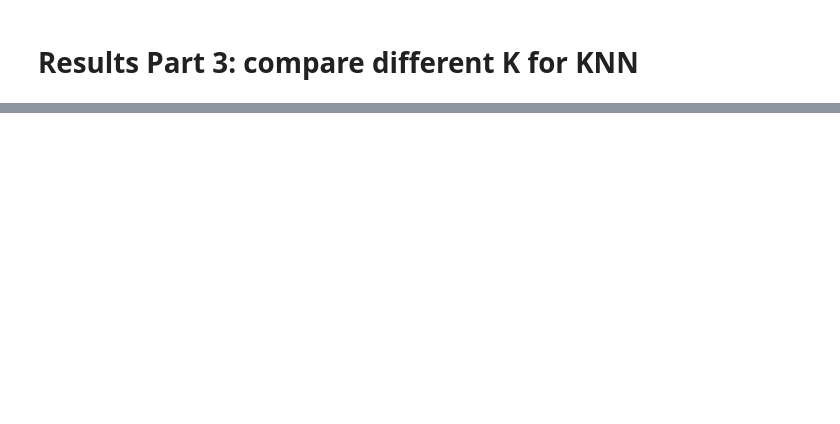
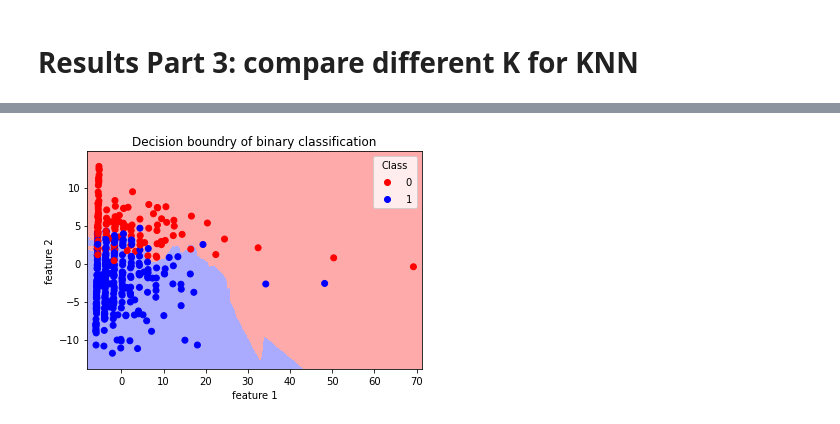
Before and after one commit to pha123661/NYCU-2021Fall-Introduction-to-Machine-Learning, a Jupyter notebook: HW2/Source code HW2 0711239.ipynb, the cells around one changed output, grey strips where cells are left out. Cells and saved outputs as stored; diff of their text form; code cells hidden in the pictures; blank space fills up the shorter version.

```diff
--- a/HW2/Source code HW2 0711239.ipynb
+++ b/HW2/Source code HW2 0711239.ipynb
@@ -366,0 +420,34 @@ Bagging: 同時隨機的sample data，權重均相等，也就是說不同classi
+# %%
+from matplotlib.colors import ListedColormap
+# PCA
+X, _ = pca_transform(x, x, k=2)
+Y = y_binary
+
+# train a new model and get its output (label = 0)
+k = 3
+KNNclf = KNeighborsClassifier()
+KNNclf.fit(X, Y)
+
+# plot decision boundry
+h = 0.1 # block size of mesh
+cmap_light = ListedColormap(['#FFAAAA','#AAAAFF'])
+cmap_bold = ListedColormap(['#FF0000', '#0000FF'])
+
+x_min, x_max = X[..., 0].min() - 2, X[..., 0].max() + 2
+y_min, y_max = X[..., 1].min() - 2, X[..., 1].max() + 2
+mesh_x, mesh_y = np.meshgrid(np.arange(x_min, x_max, h), np.arange(y_min, y_max, h))
+in_ = np.column_stack((mesh_x.reshape(-1), mesh_y.reshape(-1)))
+Z = KNNclf.predict(in_)
+
+# plot
+Z = Z.reshape(mesh_x.shape)
+fig, ax = plt.subplots()
+ax.pcolormesh(mesh_x, mesh_y, Z, shading='auto', cmap=cmap_light)
+scatter = ax.scatter(X[:, 0], X[:, 1], c=Y, cmap=cmap_bold)
+plt.xlabel("feature 1")
+plt.ylabel("feature 2")
+plt.title("Decision boundry of binary classification")
+legend = ax.legend(*scatter.legend_elements(), title="Class")
+plt.show()
+# %% [output]
+[figure, added]
```
Also changed, not shown: parts of 20 cells of this notebook, 2 other files.
